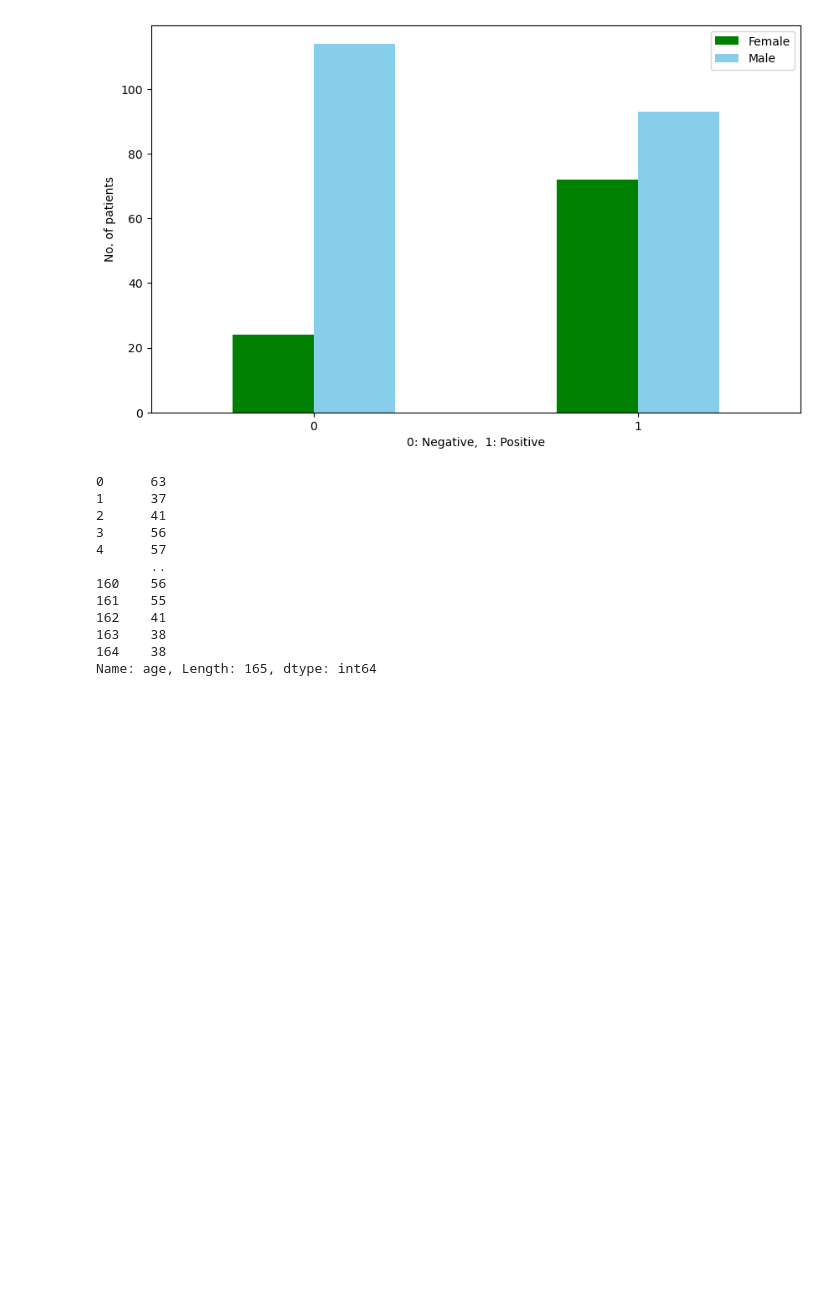
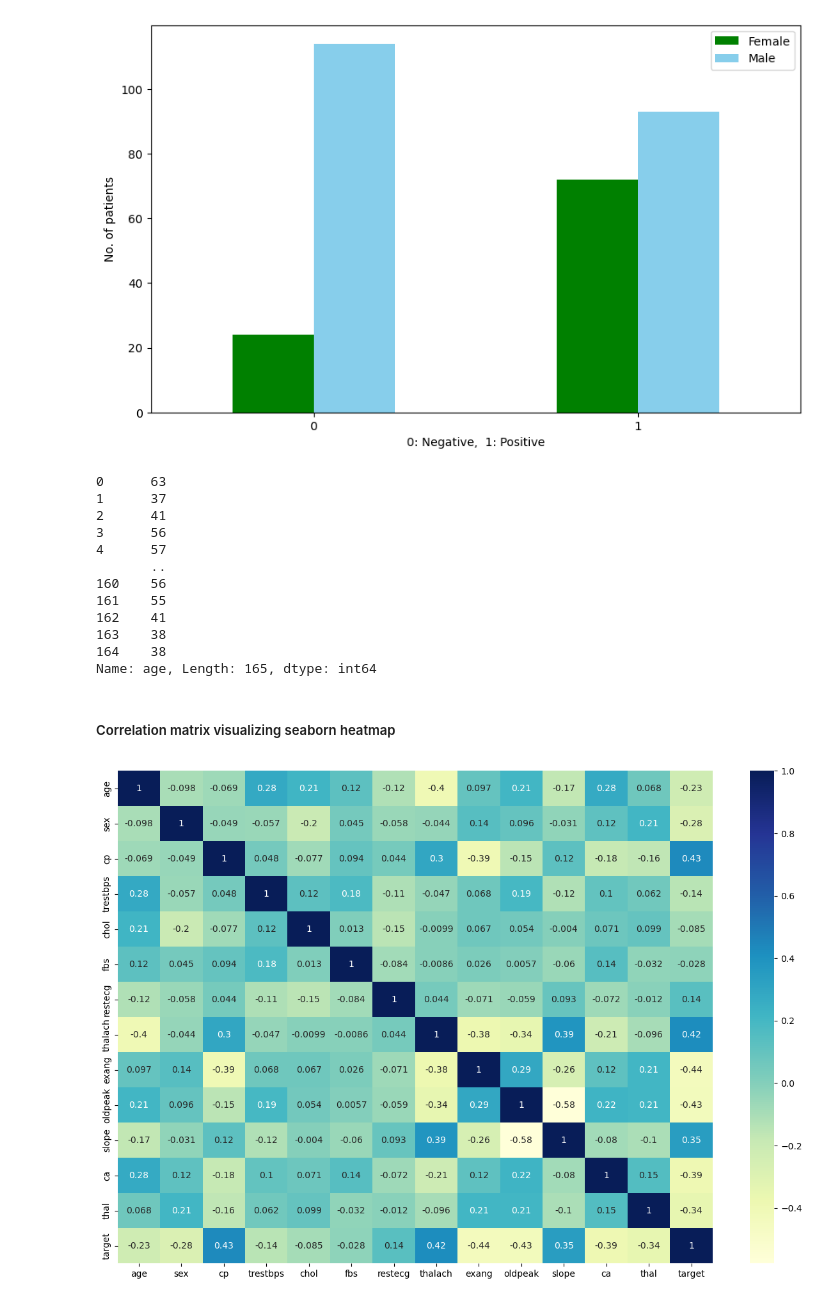
Before and after one commit to sakshamdura/Heart-Disease_Prediction, a Jupyter notebook: heart-disease_prediction.ipynb, the cells around one changed output. Drawn from its saved outputs; the diff is of its cells as text; code cells hidden in the pictures; blank space fills up the shorter version.

Commit message:
Correlation matrix using seaborn heatmap

```diff
--- a/heart-disease_prediction.ipynb
+++ b/heart-disease_prediction.ipynb
@@ -55,3 +75,11 @@ df.age[df.target==1]
 163    38
 164    38
 Name: age, Length: 165, dtype: int64
+# %% [markdown]
+##### Correlation matrix visualizing seaborn heatmap
+# %%
+corr_matrix = df.corr()
+fig, ax = plt.subplots(figsize=(15,10))
+ax = sns.heatmap(corr_matrix, annot=True, cmap="YlGnBu");
+# %% [output]
+[figure, added]
```
Also changed, not shown: parts of 2 cells of this notebook.
